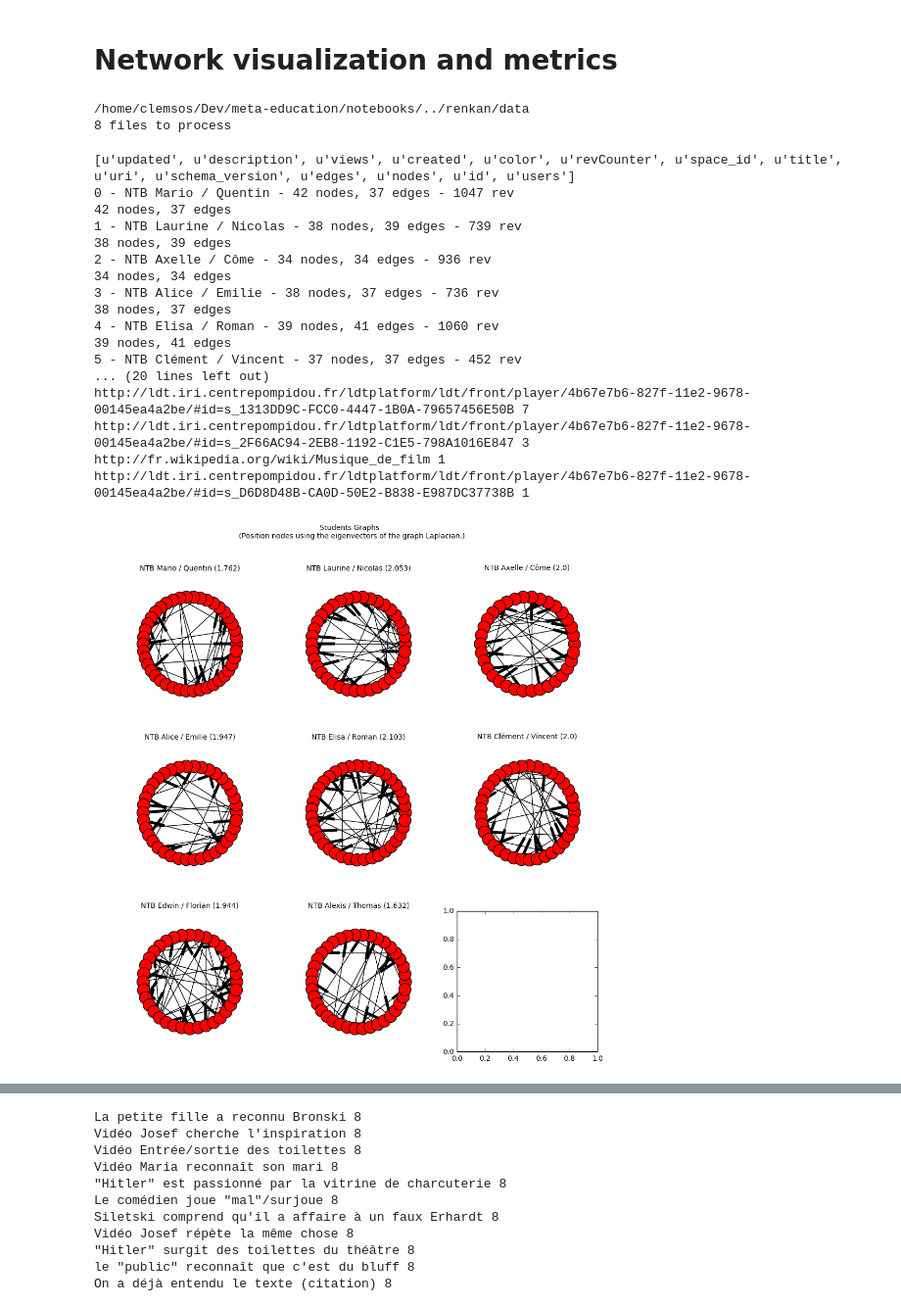
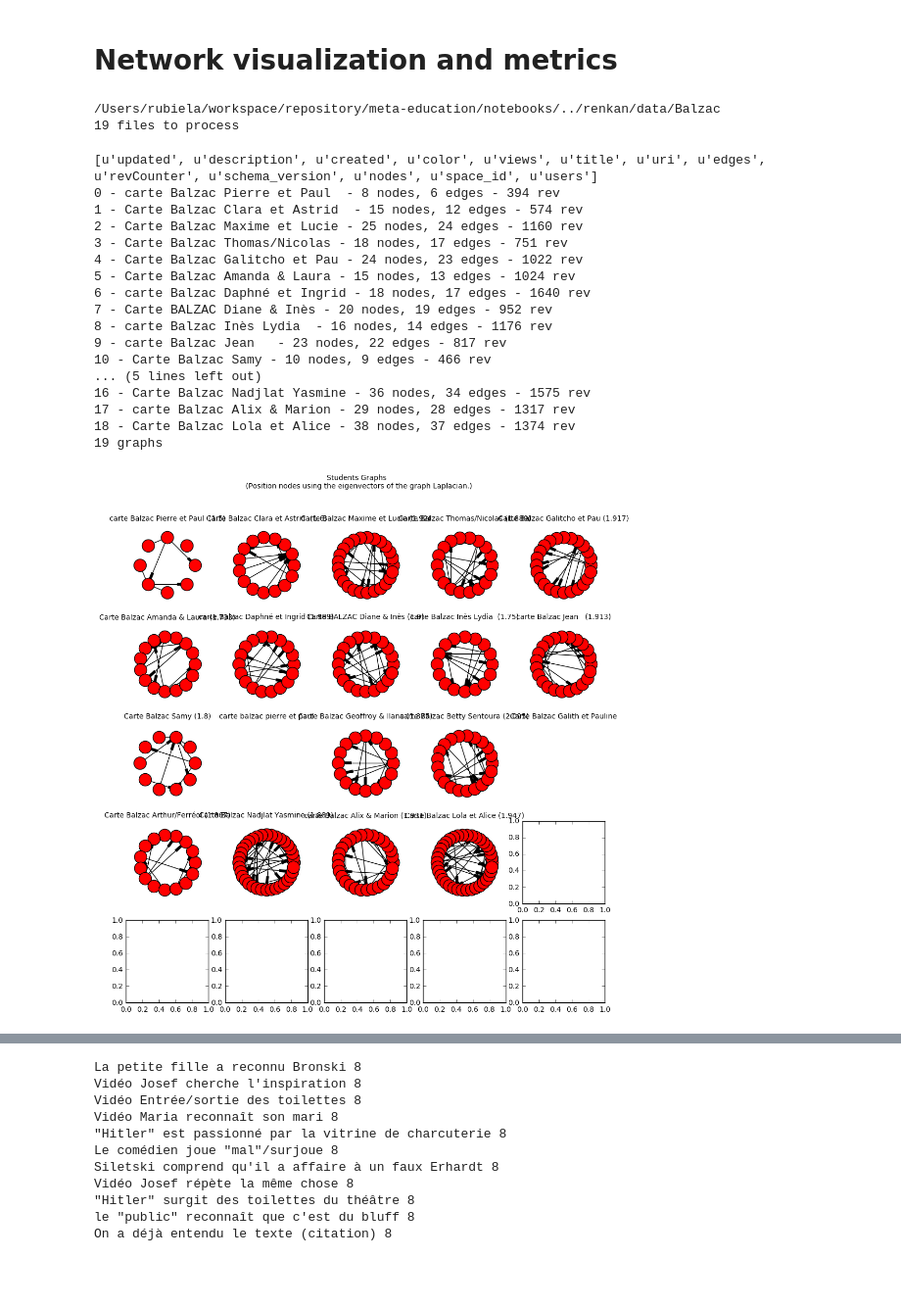
Before and after one commit to sical/meta-education, a Jupyter notebook: notebooks/Network viz.ipynb, the cells around one changed output, grey strips where cells are left out. Shown at 98% size. Cells and saved outputs as stored; diff of their text form; code cells hidden in the pictures; blank space fills up the shorter version.

```diff
--- a/notebooks/Network viz.ipynb
+++ b/notebooks/Network viz.ipynb
@@ -5,8 +5,8 @@ import os
 import json
 import networkx as nx
 
-
-data_dir = os.getcwd()+ "/../renkan/data"
+data_dir = os.getcwd()+ "/../renkan/data/Balzac"
+#data_dir = os.getcwd()+ "/../renkan/data/toBe"
 print data_dir
 
 network_files = [f for f in os.listdir(data_dir) if os.path.isfile(os.path.join(data_dir, f))]
@@ -17,8 +17,8 @@ for net_file in network_files:
     with open(os.path.join(data_dir,net_file), "r") as f:
         network_data.append(json.load(f))
 # %% [output]
-/home/clemsos/Dev/meta-education/notebooks/../renkan/data
-8 files to process
+/Users/rubiela/workspace/repository/meta-education/notebooks/../renkan/data/Balzac
+19 files to process
 # %%
 print network_data[0].keys()
 
@@ -26,7 +26,6 @@ print network_data[0].keys()
 import matplotlib.pyplot as plt
 import numpy as np
 from networkx.drawing.nx_agraph import graphviz_layout
-
 from collections import Counter
 
 # compute a grid size that will fit all graphs on it (couple blanks likely)
@@ -40,53 +39,60 @@ graphs = []
 titles = []
 URIs = []
 
 for i,net in enumerate(network_data):
     title= "%s - %s - %s nodes, %s edges - %s rev"%(i, net["title"], len(net["nodes"]), len(net["edges"]), net["revCounter"])
     print title
 
     # create graph
     G = nx.DiGraph()
 
     # add elements to the graph
     for n in net["nodes"] :
-        G.add_node(n["id"], attr_dict=n)
+        G.add_node(n["@id"], attr_dict=n)
         titles.append(n["title"])
         URIs.append( (n["uri"], i) )
     for e in net["edges"] :
         G.add_edge(e["from"], e["to"], attr_dict=e)
 
-    print "%s nodes, %s edges"%( len(G.nodes()),len(G.edges()))
+#    print "%s nodes, %s edges"%( len(G.nodes()),len(G.edges()))
 
     # compute index for the subplot, and set this subplot as current
     ix = np.unravel_index(i, axs.shape)
     plt.sca(axs[ix])
 
-#     pos=graphviz_layout(G)
+#    pos=graphviz_layout(G)
     nx.draw_circular(G, ax=axs[ix])
 
-    title = "%s (%s)"%(net["title"], round(sum(G.degree().values())/float(len(G)), 3))
+#    title = "%s (%s)"%(net["title"], round(sum(G.degree().values())/float(len(G)), 3))
+#    title = "%s (%s)"%(net["title"], round(float((sum(G.degree().values()))/len(G)), 2))
+
+    if len(G) !=0:
+        title = "%s (%s)"%(net["title"], round(sum(G.degree().values())/float(len(G)), 3))
+    else:
+        title = "%s"%(net["title"])
+
     axs[ix].set_title(title, fontsize=10)
     axs[ix].set_axis_off()
 
     graphs.append(G)
 
-print "%s graphs."%len(graphs)
+print "%s graphs"%len(graphs)
 # %% [output]
-[u'updated', u'description', u'views', u'created', u'color', u'revCounter', u'space_id', u'title', u'uri', u'schema_version', u'edges', u'nodes', u'id', u'users']
-0 - NTB Mario / Quentin - 42 nodes, 37 edges - 1047 rev
-42 nodes, 37 edges
-1 - NTB Laurine / Nicolas - 38 nodes, 39 edges - 739 rev
-38 nodes, 39 edges
-2 - NTB Axelle / Côme - 34 nodes, 34 edges - 936 rev
-34 nodes, 34 edges
-3 - NTB Alice / Emilie - 38 nodes, 37 edges - 736 rev
-38 nodes, 37 edges
-4 - NTB Elisa / Roman - 39 nodes, 41 edges - 1060 rev
-39 nodes, 41 edges
-5 - NTB Clément / Vincent - 37 nodes, 37 edges - 452 rev
-... (20 lines left out)
-http://ldt.iri.centrepompidou.fr/ldtplatform/ldt/front/player/4b67e7b6-827f-11e2-9678-00145ea4a2be/#id=s_1313DD9C-FCC0-4447-1B0A-79657456E50B 7
-http://ldt.iri.centrepompidou.fr/ldtplatform/ldt/front/player/4b67e7b6-827f-11e2-9678-00145ea4a2be/#id=s_2F66AC94-2EB8-1192-C1E5-798A1016E847 3
-http://fr.wikipedia.org/wiki/Musique_de_film 1
-http://ldt.iri.centrepompidou.fr/ldtplatform/ldt/front/player/4b67e7b6-827f-11e2-9678-00145ea4a2be/#id=s_D6D8D48B-CA0D-50E2-B838-E987DC37738B 1
+[u'updated', u'description', u'created', u'color', u'views', u'title', u'uri', u'edges', u'revCounter', u'schema_version', u'nodes', u'space_id', u'users']
+0 - carte Balzac Pierre et Paul  - 8 nodes, 6 edges - 394 rev
+1 - Carte Balzac Clara et Astrid  - 15 nodes, 12 edges - 574 rev
+2 - Carte Balzac Maxime et Lucie - 25 nodes, 24 edges - 1160 rev
+3 - Carte Balzac Thomas/Nicolas - 18 nodes, 17 edges - 751 rev
+4 - Carte Balzac Galitcho et Pau - 24 nodes, 23 edges - 1022 rev
+5 - Carte Balzac Amanda & Laura - 15 nodes, 13 edges - 1024 rev
+6 - carte Balzac Daphné et Ingrid - 18 nodes, 17 edges - 1640 rev
+7 - Carte BALZAC Diane & Inès - 20 nodes, 19 edges - 952 rev
+8 - carte Balzac Inès Lydia  - 16 nodes, 14 edges - 1176 rev
+9 - carte Balzac Jean   - 23 nodes, 22 edges - 817 rev
+10 - Carte Balzac Samy - 10 nodes, 9 edges - 466 rev
+... (5 lines left out)
+16 - Carte Balzac Nadjlat Yasmine - 36 nodes, 34 edges - 1575 rev
+17 - carte Balzac Alix & Marion - 29 nodes, 28 edges - 1317 rev
+18 - Carte Balzac Lola et Alice - 38 nodes, 37 edges - 1374 rev
+19 graphs
-[figure, old version]
+[figure, new version]
```
Also changed, not shown: parts of 2 cells of this notebook, 1 other file.
